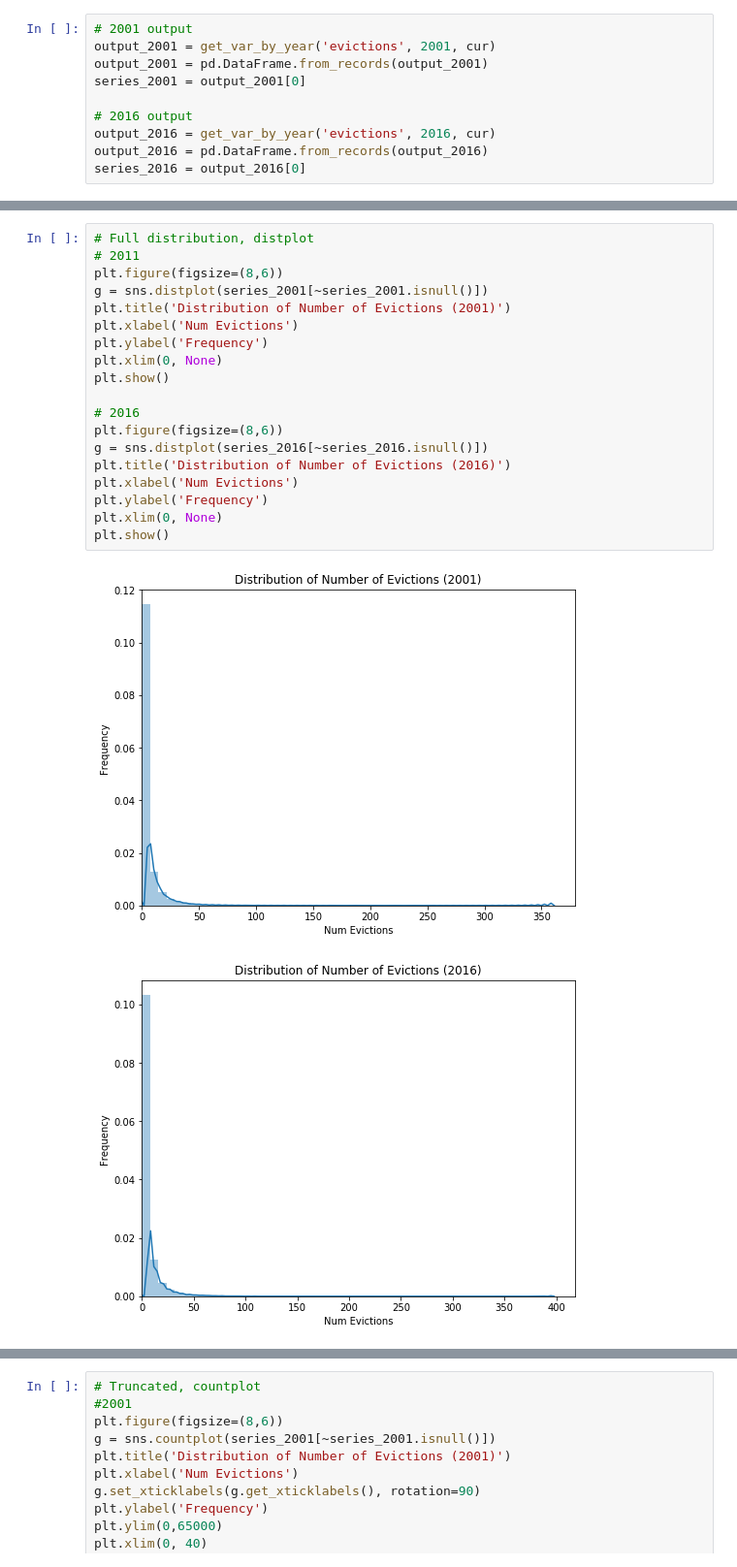
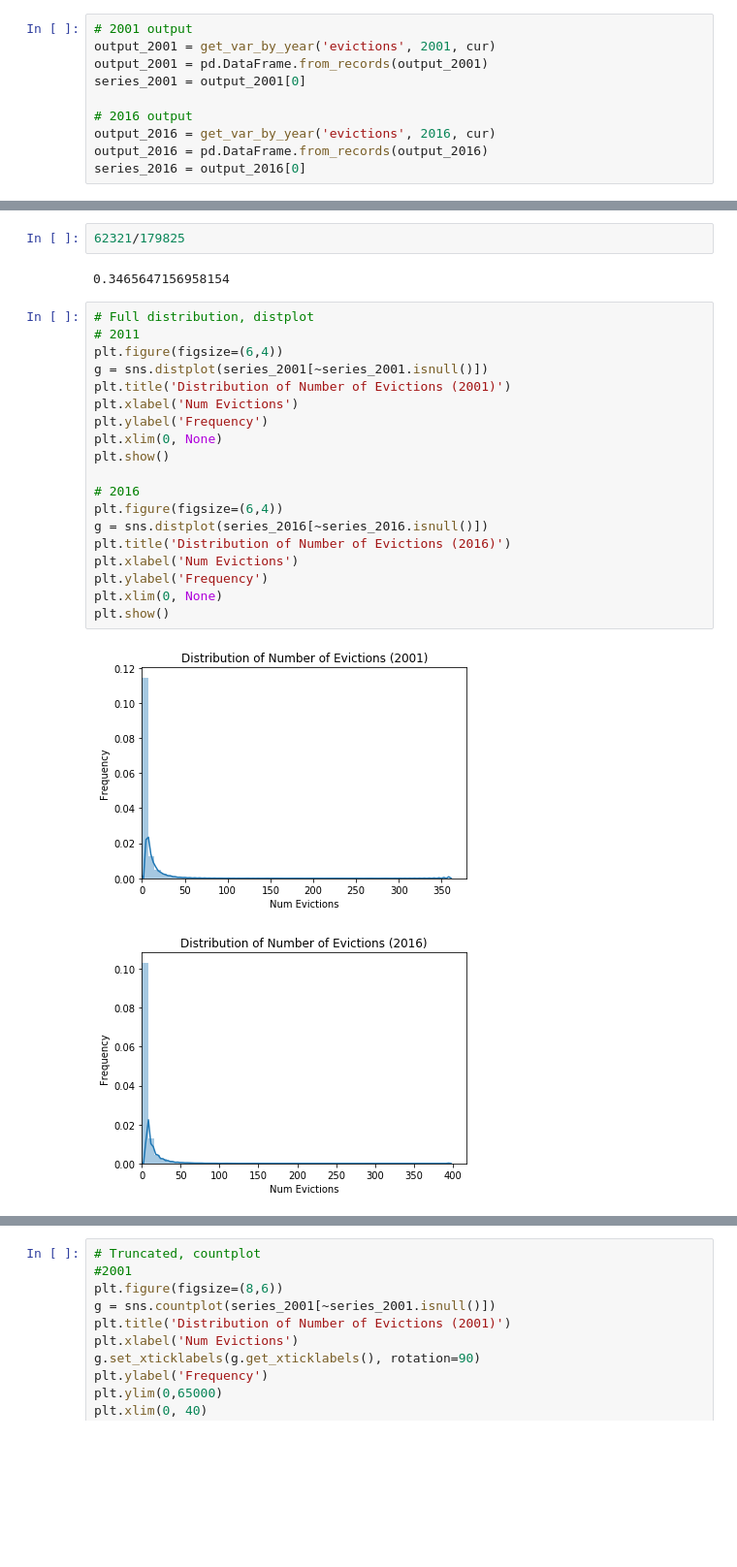
Before and after one commit to justincohler/evictions-learn, a Jupyter notebook: src/analysis/Eviction Charts for Proposal.ipynb, the cells around one changed output, grey strips where cells are left out. Shown at 97% size. Cells and saved outputs as stored; diff of their text form; blank space fills up the shorter version.

Commit message:
Updated charts

```diff
--- a/src/analysis/Eviction Charts for Proposal.ipynb
+++ b/src/analysis/Eviction Charts for Proposal.ipynb
@@ -36,25 +60,29 @@ series_2016 = output_2016[0]
+# %%
+62321/179825
+# %% [output]
+0.3465647156958154
 # %%
 # Full distribution, distplot
 # 2011
-plt.figure(figsize=(8,6))
+plt.figure(figsize=(6,4))
 g = sns.distplot(series_2001[~series_2001.isnull()])
 plt.title('Distribution of Number of Evictions (2001)')
 plt.xlabel('Num Evictions')
 plt.ylabel('Frequency')
 plt.xlim(0, None)
 plt.show()
 
 # 2016
-plt.figure(figsize=(8,6))
+plt.figure(figsize=(6,4))
 g = sns.distplot(series_2016[~series_2016.isnull()])
 plt.title('Distribution of Number of Evictions (2016)')
 plt.xlabel('Num Evictions')
 plt.ylabel('Frequency')
 plt.xlim(0, None)
 plt.show()
 # %% [output]
-[figure, old version]
+[figure, new version]
-[figure, old version]
+[figure, new version]
 # %%
 # Truncated, distplot
 # 2011
```
Also changed, not shown: parts of 12 cells of this notebook, 1 other file.
